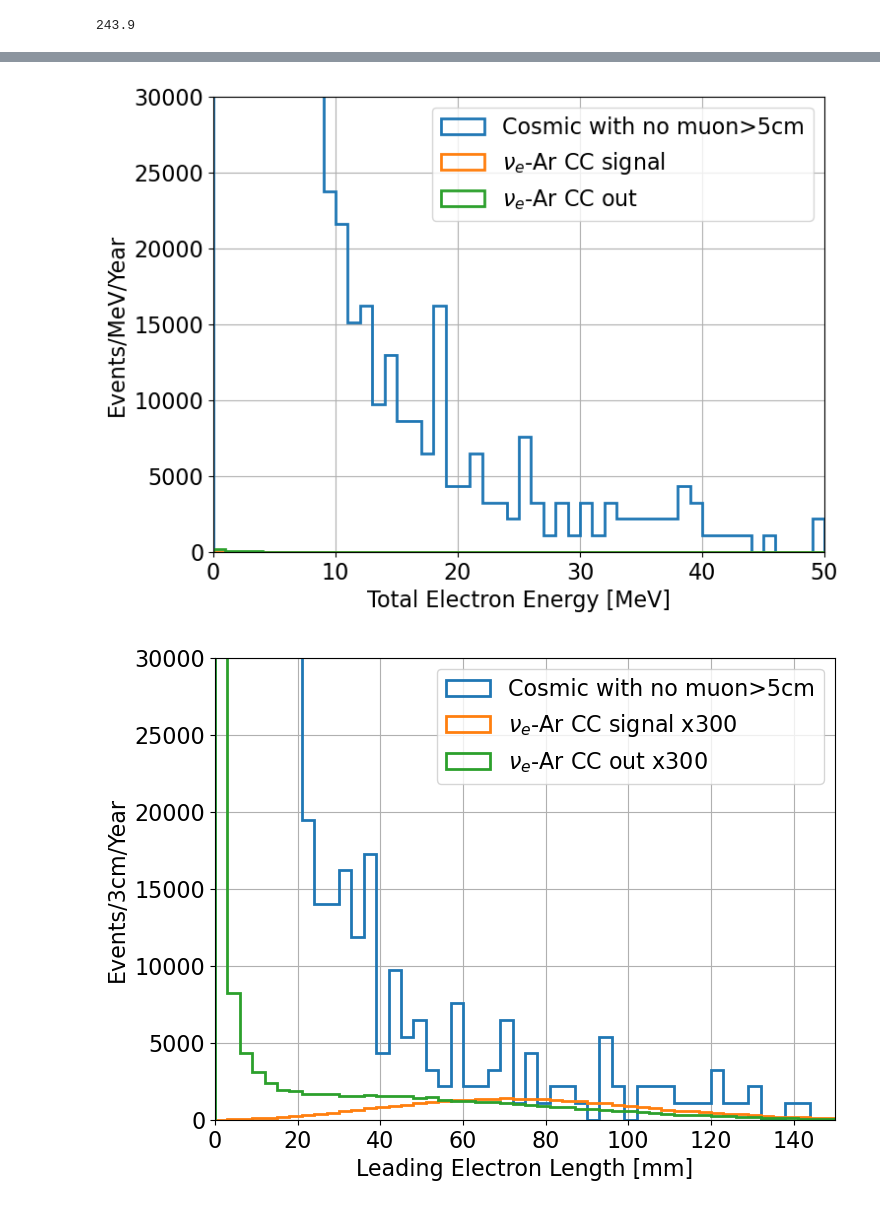
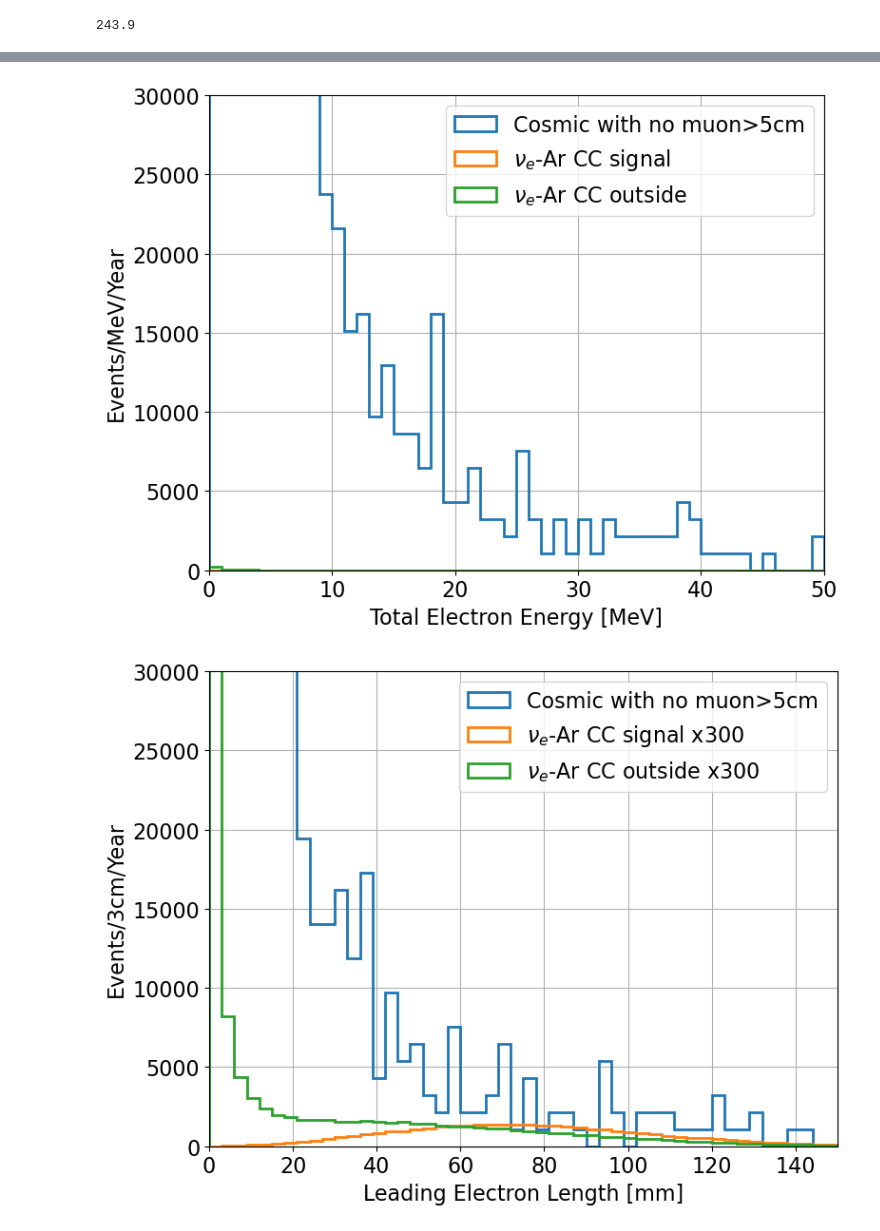
Before and after one commit to yuntsebaryon/SimpleCosmics, a Jupyter notebook: G4Analysis/checkEvtEnergy.ipynb, the cells around one changed output, grey strips where cells are left out. Drawn from its saved outputs; the diff is of its cells as text; code cells hidden in the pictures.

Commit message:
update some plots

```diff
--- a/G4Analysis/checkEvtEnergy.ipynb
+++ b/G4Analysis/checkEvtEnergy.ipynb
@@ -666,12 +666,12 @@ fig.savefig('TotalEEx300.pdf')
 # %%
-fig, ax = plt.subplots( figsize = (8, 6) )
+fig, ax = plt.subplots( figsize = (8, 6), layout = 'tight' )
 
 ax.hist(cosmicNoMuon.eTotalE, weights = np.full_like(cosmicNoMuon.eTotalE, fCosmic), bins = np.linspace(0, 50, 51),
         histtype = 'step', lw = 2, label = 'Cosmic with no muon>5cm')
 ax.hist(signal.eTotalE, weights = np.full_like(signal.eTotalE, fNueSignal), bins = np.linspace(0, 50, 51),
         histtype = 'step', lw = 2, label = r'$\nu_e$-Ar CC signal')
 ax.hist(dirt.eTotalE, weights = np.full_like(dirt.eTotalE, fNueOutFiducial), bins = np.linspace(0, 50, 51),
-        histtype = 'step', lw = 2, label = r'$\nu_e$-Ar CC out')
+        histtype = 'step', lw = 2, label = r'$\nu_e$-Ar CC outside')
 ax.set_xlabel( r'Total Electron Energy [MeV]', fontsize = 16 )
 ax.set_ylabel( r'Events/MeV/Year', fontsize = 16 )
 ax.tick_params(axis = 'x', labelsize = 16)
@@ -683,29 +683,29 @@ ax.legend( fontsize = 16)
 ax.grid(":")
 fig.savefig('TotalEE.pdf')
 # %% [output]
-[figure, old version]
+[figure, new version]
 # %%
-fig, ax = plt.subplots( figsize = (8, 6) )
+fig, ax = plt.subplots( figsize = (8, 6), layout = 'tight' )
 
 ax.hist(cosmicNoMuon.eMaxLength, weights = np.full_like(cosmicNoMuon.eMaxLength, fCosmic),
         bins = np.linspace(0, 150, 51),
         histtype = 'step', lw = 2, label = 'Cosmic with no muon>5cm')
 ax.hist(signal.eMaxLength, weights = np.full_like(signal.eMaxLength, fNueSignal*300),
         bins = np.linspace(0, 150, 51),
         histtype = 'step', lw = 2, label = r'$\nu_e$-Ar CC signal x300')
 ax.hist(dirt.eMaxLength, weights = np.full_like(dirt.eMaxLength, fNueOutFiducial*300),
         bins = np.linspace(0, 150, 51),
-        histtype = 'step', lw = 2, label = r'$\nu_e$-Ar CC out x300')
+        histtype = 'step', lw = 2, label = r'$\nu_e$-Ar CC outside x300')
 ax.set_xlabel( r'Leading Electron Length [mm]', fontsize = 16 )
 ax.set_ylabel( r'Events/3cm/Year', fontsize = 16 )
 ax.tick_params(axis = 'x', labelsize = 16)
 ax.tick_params(axis = 'y', labelsize = 16)
 ax.set_xlim( [0, 150])
 ax.set_ylim( [0, 30000])
 ax.legend( fontsize = 16)
 
 ax.grid(":")
 fig.savefig('LeadingELx300.pdf')
 # %% [output]
-[figure, old version]
+[figure, new version]
 # %%
```
Also changed, not shown: parts of 4 cells of this notebook.
